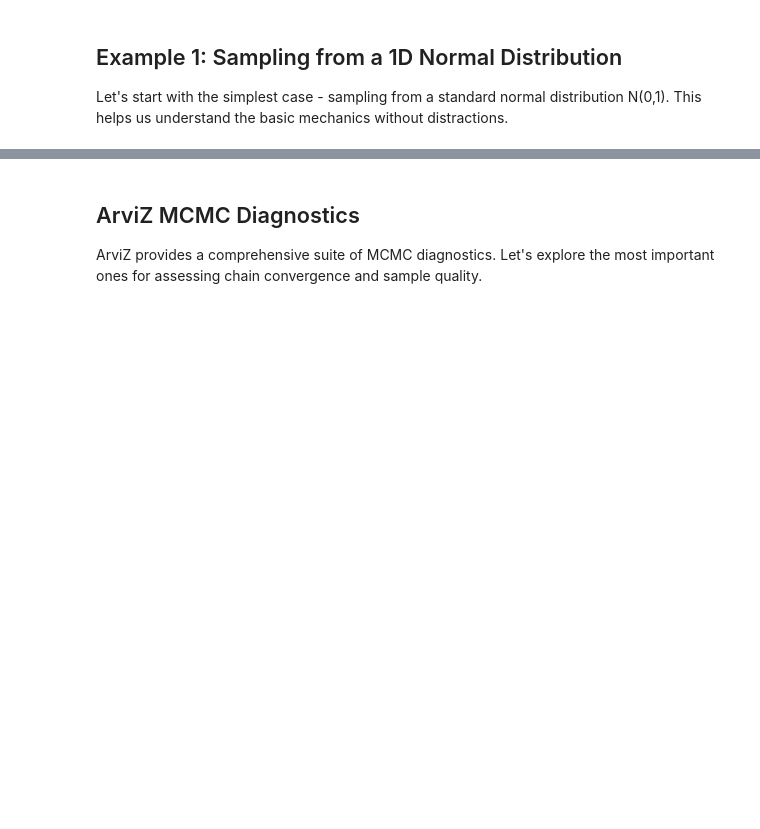
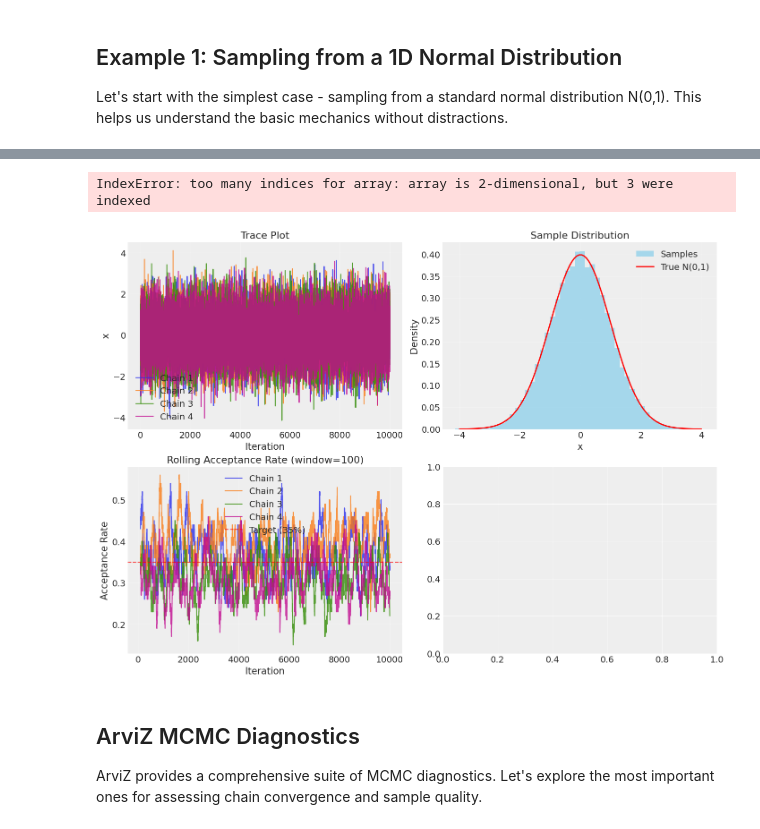
Before and after one commit to carsten-j/mc-lab, a Jupyter notebook: notebooks/metropolis_hastings_demo.ipynb, the cells around one changed output, grey strips where cells are left out. Cells and saved outputs as stored; diff of their text form; code cells hidden in the pictures; blank space fills up the shorter version.

```diff
--- a/notebooks/metropolis_hastings_demo.ipynb
+++ b/notebooks/metropolis_hastings_demo.ipynb
@@ -49,22 +55,23 @@ Let's start with the simplest case - sampling from a standard normal distributio
 def log_standard_normal(x: float) -> float:
     """Log probability density of standard normal N(0,1)."""
     return -0.5 * x**2 - 0.5 * np.log(2 * np.pi)
+
 
 # Create sampler with moderate proposal scale
 sampler = MetropolisHastingsSampler(
     log_target=log_standard_normal,
     proposal_scale=1.0,
     adaptive_scaling=True,
-    var_names=["x"]
+    var_names=["x"],
 )
 
 # Generate samples
 print("Sampling from standard normal distribution...")
 idata = sampler.sample(
-    n_samples=2000,
-    n_chains=3,
-    burn_in=500,
-    thin=1,
+    n_samples=10000,
+    n_chains=4,
+    burn_in=1000,
+    thin=10,
     random_seed=RANDOM_SEED,
     progressbar=True,
 )
@@ -74,6 +81,6 @@ print(f"Posterior shape: {idata.posterior.x.shape} (chains × samples)")
 
 # Check acceptance rates
 acceptance_rates = sampler.get_acceptance_rates(idata)
-print(f"\nAcceptance rates:")
+print("\nAcceptance rates:")
 for chain, rate in acceptance_rates.items():
     print(f"  {chain}: {rate:.3f}")
@@ -103,7 +130,7 @@ fig, axes = plt.subplots(2, 2, figsize=(14, 10))
 # Trace plot
 ax = axes[0, 0]
 for chain in range(idata.posterior.x.shape[0]):
-    ax.plot(idata.posterior.x[chain], alpha=0.8, label=f"Chain {chain+1}")
+    ax.plot(idata.posterior.x[chain], alpha=0.8, label=f"Chain {chain + 1}")
 ax.set_xlabel("Iteration")
 ax.set_ylabel("x")
 ax.set_title("Trace Plot")
@@ -115,43 +142,51 @@ ax = axes[0, 1]
 ax.hist(samples, bins=50, density=True, alpha=0.7, label="Samples", color="skyblue")
 x_true = np.linspace(-4, 4, 100)
 y_true = stats.norm.pdf(x_true)
-ax.plot(x_true, y_true, 'r-', linewidth=2, label="True N(0,1)")
+ax.plot(x_true, y_true, "r-", linewidth=2, label="True N(0,1)")
 ax.set_xlabel("x")
 ax.set_ylabel("Density")
 ax.set_title("Sample Distribution")
 ax.legend()
 ax.grid(True, alpha=0.3)
 
 # Acceptance rate over time
 ax = axes[1, 0]
 accepted = idata.sample_stats.accepted.values
 window = 100
 for chain in range(accepted.shape[0]):
     # Rolling acceptance rate
-    rolling_accept = np.convolve(accepted[chain].astype(float),
-                                np.ones(window)/window, mode='valid')
-    ax.plot(range(window-1, len(accepted[chain])), rolling_accept,
-            alpha=0.8, label=f"Chain {chain+1}")
-ax.axhline(y=0.35, color='red', linestyle='--', alpha=0.7, label='Target (35%)')
+    rolling_accept = np.convolve(
+        accepted[chain].astype(float), np.ones(window) / window, mode="valid"
+    )
+    ax.plot(
+        range(window - 1, len(accepted[chain])),
+        rolling_accept,
+        alpha=0.8,
+        label=f"Chain {chain + 1}",
+    )
+ax.axhline(y=0.35, color="red", linestyle="--", alpha=0.7, label="Target (35%)")
 ax.set_xlabel("Iteration")
 ax.set_ylabel("Acceptance Rate")
 ax.set_title(f"Rolling Acceptance Rate (window={window})")
 ax.legend()
 ax.grid(True, alpha=0.3)
 
 # Proposal scale adaptation
 ax = axes[1, 1]
 proposal_scales = idata.sample_stats.proposal_scale.values
 for chain in range(proposal_scales.shape[0]):
-    ax.plot(proposal_scales[chain, :, 0], alpha=0.8, label=f"Chain {chain+1}")
+    ax.plot(proposal_scales[chain, :, 0], alpha=0.8, label=f"Chain {chain + 1}")
 ax.set_xlabel("Iteration")
 ax.set_ylabel("Proposal Scale")
 ax.set_title("Proposal Scale Adaptation")
 ax.legend()
 ax.grid(True, alpha=0.3)
 
 plt.tight_layout()
 plt.show()
+# %% [output]
+IndexError: too many indices for array: array is 2-dimensional, but 3 were indexed
+[figure, added]
 # %% [markdown]
 ## ArviZ MCMC Diagnostics
 
```
Also changed, not shown: parts of 15 cells of this notebook, 4 other files.
